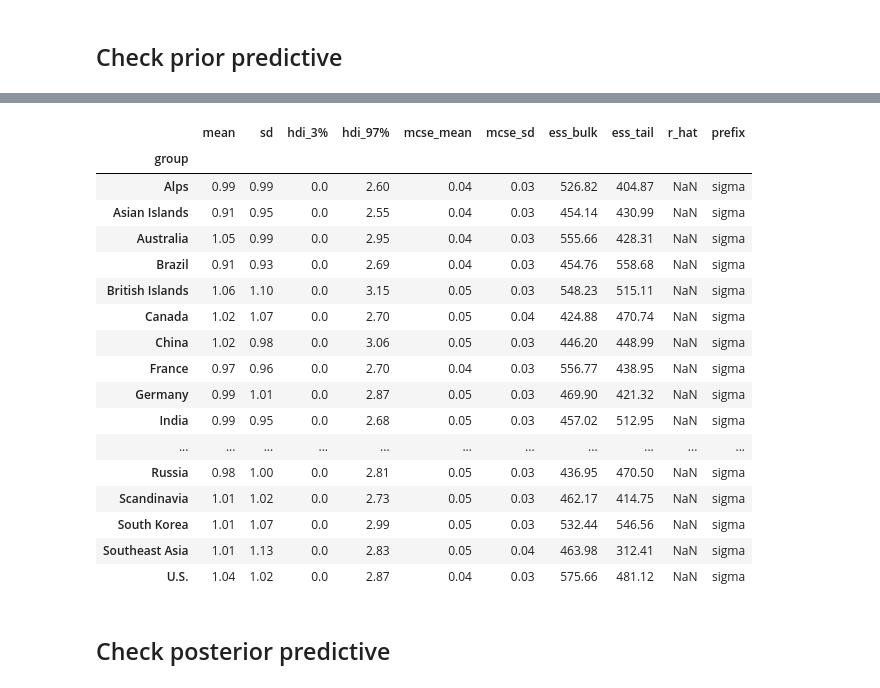
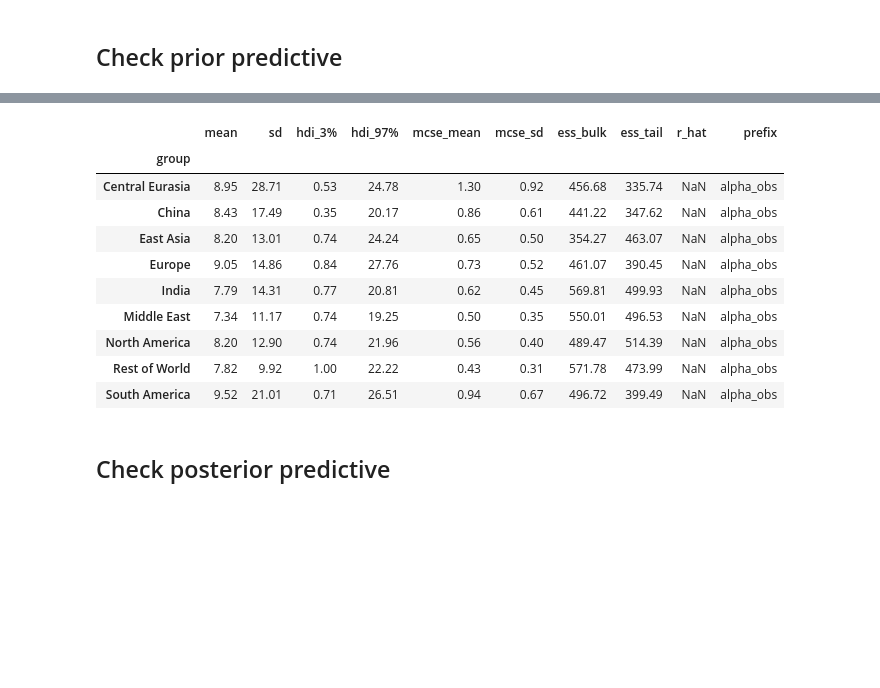
Before and after one commit to plhocker/top_wealth_thesis, a Jupyter notebook: Notebooks/trying_out/test.ipynb, the cells around one changed output, grey strips where cells are left out. Saved outputs shown, nothing was run; the diff lists cells and outputs as text; code cells hidden in the pictures; blank space fills up the shorter version.

```diff
--- a/Notebooks/trying_out/test.ipynb
+++ b/Notebooks/trying_out/test.ipynb
@@ -16,7 +16,7 @@ from thesis_tools.models.bayesian_multivariate_cross_sectional import *
 # %%
 df = read_billionaires_data(only_years=['2018'])
 # %%
-model = Multivariate_GeneralisedPareto(data=df)
+model = Multivariate_Weibull(data=df, group_variable='region')
 # %%
 model.fit()
 # %% [output]
@@ -81,24 +60,17 @@ prior_summary.get_group('gamma')
 # %%
-prior_summary.get_group('sigma')
+prior_summary.get_group('alpha_obs')
 # %% [output]
 |  | mean | sd | hdi_3% | hdi_97% | mcse_mean | mcse_sd | ess_bulk | ess_tail | r_hat | prefix |
 | group |  |  |  |  |  |  |  |  |  |  |
-| Alps | 0.99 | 0.99 | 0.0 | 2.60 | 0.04 | 0.03 | 526.82 | 404.87 | NaN | sigma |
-| Asian Islands | 0.91 | 0.95 | 0.0 | 2.55 | 0.04 | 0.03 | 454.14 | 430.99 | NaN | sigma |
-| Australia | 1.05 | 0.99 | 0.0 | 2.95 | 0.04 | 0.03 | 555.66 | 428.31 | NaN | sigma |
-| Brazil | 0.91 | 0.93 | 0.0 | 2.69 | 0.04 | 0.03 | 454.76 | 558.68 | NaN | sigma |
-| British Islands | 1.06 | 1.10 | 0.0 | 3.15 | 0.05 | 0.03 | 548.23 | 515.11 | NaN | sigma |
-| Canada | 1.02 | 1.07 | 0.0 | 2.70 | 0.05 | 0.04 | 424.88 | 470.74 | NaN | sigma |
-| China | 1.02 | 0.98 | 0.0 | 3.06 | 0.05 | 0.03 | 446.20 | 448.99 | NaN | sigma |
-| France | 0.97 | 0.96 | 0.0 | 2.70 | 0.04 | 0.03 | 556.77 | 438.95 | NaN | sigma |
-| Germany | 0.99 | 1.01 | 0.0 | 2.87 | 0.05 | 0.03 | 469.90 | 421.32 | NaN | sigma |
-| India | 0.99 | 0.95 | 0.0 | 2.68 | 0.05 | 0.03 | 457.02 | 512.95 | NaN | sigma |
-| ... | ... | ... | ... | ... | ... | ... | ... | ... | ... | ... |
-| Russia | 0.98 | 1.00 | 0.0 | 2.81 | 0.05 | 0.03 | 436.95 | 470.50 | NaN | sigma |
-| Scandinavia | 1.01 | 1.02 | 0.0 | 2.73 | 0.05 | 0.03 | 462.17 | 414.75 | NaN | sigma |
-| South Korea | 1.01 | 1.07 | 0.0 | 2.99 | 0.05 | 0.03 | 532.44 | 546.56 | NaN | sigma |
-| Southeast Asia | 1.01 | 1.13 | 0.0 | 2.83 | 0.05 | 0.04 | 463.98 | 312.41 | NaN | sigma |
-| U.S. | 1.04 | 1.02 | 0.0 | 2.87 | 0.04 | 0.03 | 575.66 | 481.12 | NaN | sigma |
+| Central Eurasia | 8.95 | 28.71 | 0.53 | 24.78 | 1.30 | 0.92 | 456.68 | 335.74 | NaN | alpha_obs |
+| China | 8.43 | 17.49 | 0.35 | 20.17 | 0.86 | 0.61 | 441.22 | 347.62 | NaN | alpha_obs |
+| East Asia | 8.20 | 13.01 | 0.74 | 24.24 | 0.65 | 0.50 | 354.27 | 463.07 | NaN | alpha_obs |
+| Europe | 9.05 | 14.86 | 0.84 | 27.76 | 0.73 | 0.52 | 461.07 | 390.45 | NaN | alpha_obs |
+| India | 7.79 | 14.31 | 0.77 | 20.81 | 0.62 | 0.45 | 569.81 | 499.93 | NaN | alpha_obs |
+| Middle East | 7.34 | 11.17 | 0.74 | 19.25 | 0.50 | 0.35 | 550.01 | 496.53 | NaN | alpha_obs |
+| North America | 8.20 | 12.90 | 0.74 | 21.96 | 0.56 | 0.40 | 489.47 | 514.39 | NaN | alpha_obs |
+| Rest of World | 7.82 | 9.92 | 1.00 | 22.22 | 0.43 | 0.31 | 571.78 | 473.99 | NaN | alpha_obs |
+| South America | 9.52 | 21.01 | 0.71 | 26.51 | 0.94 | 0.67 | 496.72 | 399.49 | NaN | alpha_obs |
 # %% [markdown]
 ## Check posterior predictive
 # %%
```
Also changed, not shown: parts of 10 cells of this notebook, 19 other files.
